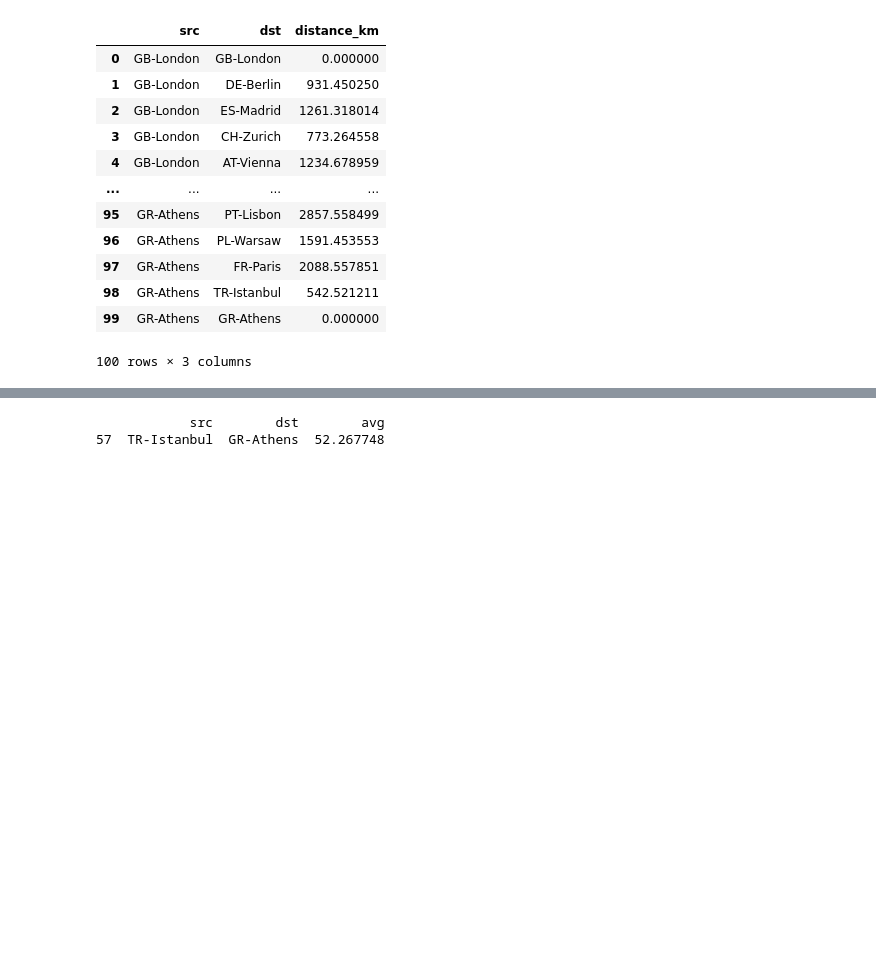
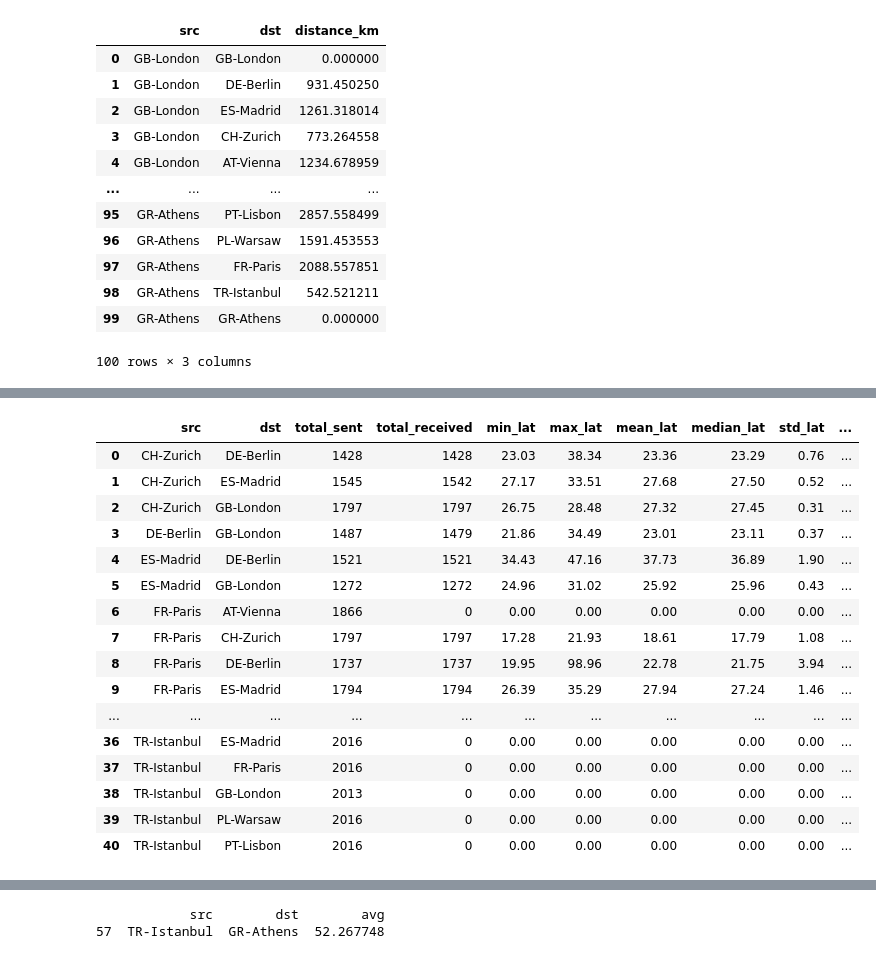
Before and after one commit to thomas-schleicher/software-praktikum, a Jupyter notebook: results/notebooks/full_traceroute.ipynb, the cells around one changed output, grey strips where cells are left out. Cells and saved outputs as stored; diff of their text form; code cells hidden in the pictures; blank space fills up the shorter version.

Commit message:
trace stats

```diff
--- a/results/notebooks/full_traceroute.ipynb
+++ b/results/notebooks/full_traceroute.ipynb
@@ -123,5 +123,46 @@ print(trace_df)
 
 [329421 rows x 19 columns]
+# %%
+final_hops_only = (
+    trace_df.sort_values('hop')
+    .groupby(['msm_id', 'timestamp'])
+    .tail(1)
+)
+
+ping_stats = final_hops_only.groupby(['src', 'dst']).agg(
+    total_sent     = ('sent', 'sum'),
+    total_received = ('received', 'sum'), # Fixed 'rcvd' -> 'received'
+    min_lat        = ('min', lambda x: x[x > 0].min()),
+    max_lat        = ('max', lambda x: x[x > 0].max()),
+    mean_lat       = ('avg', lambda x: x[x > 0].mean()),
+    median_lat     = ('avg', lambda x: x[x > 0].median()),
+    std_lat        = ('avg', lambda x: x[x > 0].std())
+).reset_index()
+
+ping_stats['loss_pct'] = ((ping_stats['total_sent'] - ping_stats['total_received']) / ping_stats['total_sent']) * 100
+
+ping_stats = ping_stats.fillna(0)
+
+with pd.option_context('display.max_colwidth', None, 'display.max_rows', None):
+    display(ping_stats.sort_values(['src', 'dst']).round(2))
+# %% [output]
+|  | src | dst | total_sent | total_received | min_lat | max_lat | mean_lat | median_lat | std_lat | ... |
+| 0 | CH-Zurich | DE-Berlin | 1428 | 1428 | 23.03 | 38.34 | 23.36 | 23.29 | 0.76 | ... |
+| 1 | CH-Zurich | ES-Madrid | 1545 | 1542 | 27.17 | 33.51 | 27.68 | 27.50 | 0.52 | ... |
+| 2 | CH-Zurich | GB-London | 1797 | 1797 | 26.75 | 28.48 | 27.32 | 27.45 | 0.31 | ... |
+| 3 | DE-Berlin | GB-London | 1487 | 1479 | 21.86 | 34.49 | 23.01 | 23.11 | 0.37 | ... |
+| 4 | ES-Madrid | DE-Berlin | 1521 | 1521 | 34.43 | 47.16 | 37.73 | 36.89 | 1.90 | ... |
+| 5 | ES-Madrid | GB-London | 1272 | 1272 | 24.96 | 31.02 | 25.92 | 25.96 | 0.43 | ... |
+| 6 | FR-Paris | AT-Vienna | 1866 | 0 | 0.00 | 0.00 | 0.00 | 0.00 | 0.00 | ... |
+| 7 | FR-Paris | CH-Zurich | 1797 | 1797 | 17.28 | 21.93 | 18.61 | 17.79 | 1.08 | ... |
+| 8 | FR-Paris | DE-Berlin | 1737 | 1737 | 19.95 | 98.96 | 22.78 | 21.75 | 3.94 | ... |
+| 9 | FR-Paris | ES-Madrid | 1794 | 1794 | 26.39 | 35.29 | 27.94 | 27.24 | 1.46 | ... |
+| ... | ... | ... | ... | ... | ... | ... | ... | ... | ... | ... |
+| 36 | TR-Istanbul | ES-Madrid | 2016 | 0 | 0.00 | 0.00 | 0.00 | 0.00 | 0.00 | ... |
+| 37 | TR-Istanbul | FR-Paris | 2016 | 0 | 0.00 | 0.00 | 0.00 | 0.00 | 0.00 | ... |
+| 38 | TR-Istanbul | GB-London | 2013 | 0 | 0.00 | 0.00 | 0.00 | 0.00 | 0.00 | ... |
+| 39 | TR-Istanbul | PL-Warsaw | 2016 | 0 | 0.00 | 0.00 | 0.00 | 0.00 | 0.00 | ... |
+| 40 | TR-Istanbul | PT-Lisbon | 2016 | 0 | 0.00 | 0.00 | 0.00 | 0.00 | 0.00 | ... |
 # %%
 final_hops = (
     trace_df.sort_values('hop')
```
Also changed, not shown: parts of 2 cells of this notebook.
